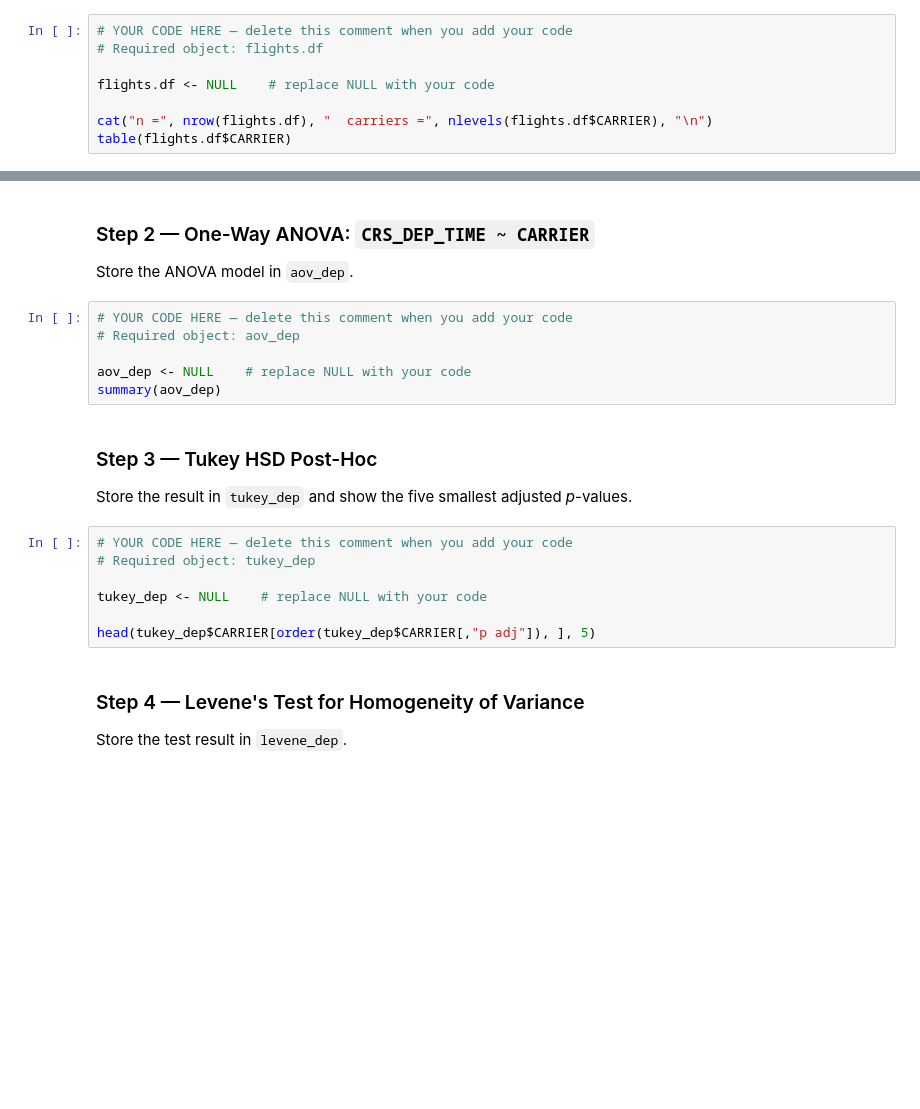
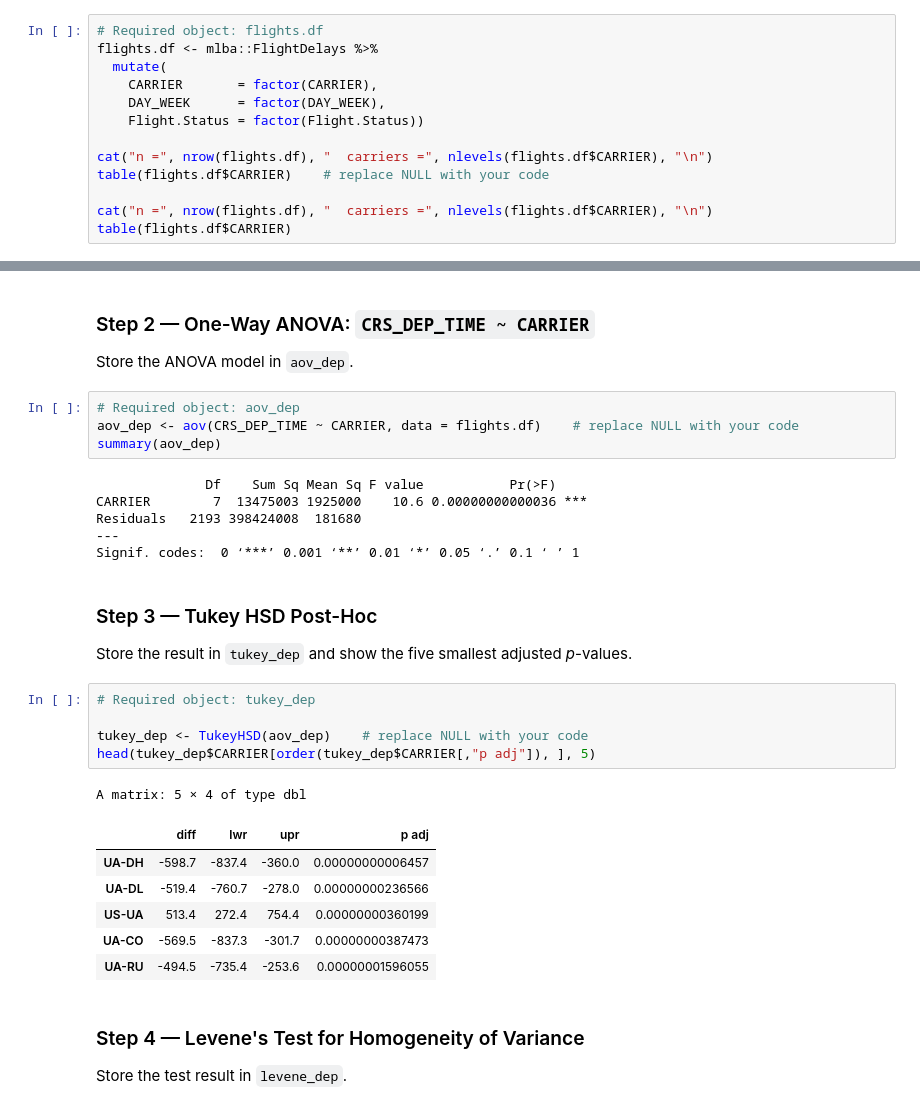
Before and after one commit to Alex-Weis4/Laughing-parakeet, a Jupyter notebook: Homework/Weis_Alexander_Final.ipynb, the cells around one changed output, grey strips where cells are left out. Drawn from its saved outputs; the diff is of its cells as text; blank space fills up the shorter version.

```diff
--- a/Homework/Weis_Alexander_Final.ipynb
+++ b/Homework/Weis_Alexander_Final.ipynb
@@ -230,10 +256,15 @@ top2_air
 
 Store the cleaned dataframe in `flights.df`.
 # %%
-# YOUR CODE HERE — delete this comment when you add your code
 # Required object: flights.df
+flights.df <- mlba::FlightDelays %>%
+  mutate(
+    CARRIER       = factor(CARRIER),
+    DAY_WEEK      = factor(DAY_WEEK),
+    Flight.Status = factor(Flight.Status))
 
-flights.df <- NULL    # replace NULL with your code
+cat("n =", nrow(flights.df), "  carriers =", nlevels(flights.df$CARRIER), "\n")
+table(flights.df$CARRIER)    # replace NULL with your code
 
 cat("n =", nrow(flights.df), "  carriers =", nlevels(flights.df$CARRIER), "\n")
 table(flights.df$CARRIER)
@@ -242,22 +280,32 @@ table(flights.df$CARRIER)
 
 Store the ANOVA model in `aov_dep`.
 # %%
-# YOUR CODE HERE — delete this comment when you add your code
 # Required object: aov_dep
-
-aov_dep <- NULL    # replace NULL with your code
+aov_dep <- aov(CRS_DEP_TIME ~ CARRIER, data = flights.df)    # replace NULL with your code
 summary(aov_dep)
+# %% [output]
+              Df    Sum Sq Mean Sq F value           Pr(>F)
+CARRIER        7  13475003 1925000    10.6 0.00000000000036 ***
+Residuals   2193 398424008  181680
+---
+Signif. codes:  0 ‘***’ 0.001 ‘**’ 0.01 ‘*’ 0.05 ‘.’ 0.1 ‘ ’ 1
 # %% [markdown]
 ### Step 3 — Tukey HSD Post-Hoc
 
 Store the result in `tukey_dep` and show the five smallest adjusted *p*-values.
 # %%
-# YOUR CODE HERE — delete this comment when you add your code
 # Required object: tukey_dep
 
-tukey_dep <- NULL    # replace NULL with your code
-
+tukey_dep <- TukeyHSD(aov_dep)    # replace NULL with your code
 head(tukey_dep$CARRIER[order(tukey_dep$CARRIER[,"p adj"]), ], 5)
+# %% [output]
+A matrix: 5 × 4 of type dbl
+|  | diff | lwr | upr | p adj |
+| UA-DH | -598.7 | -837.4 | -360.0 | 0.00000000006457 |
+| UA-DL | -519.4 | -760.7 | -278.0 | 0.00000000236566 |
+| US-UA | 513.4 | 272.4 | 754.4 | 0.00000000360199 |
+| UA-CO | -569.5 | -837.3 | -301.7 | 0.00000000387473 |
+| UA-RU | -494.5 | -735.4 | -253.6 | 0.00000001596055 |
 # %% [markdown]
 ### Step 4 — Levene's Test for Homogeneity of Variance
 
```
Also changed, not shown: parts of 13 cells of this notebook.
